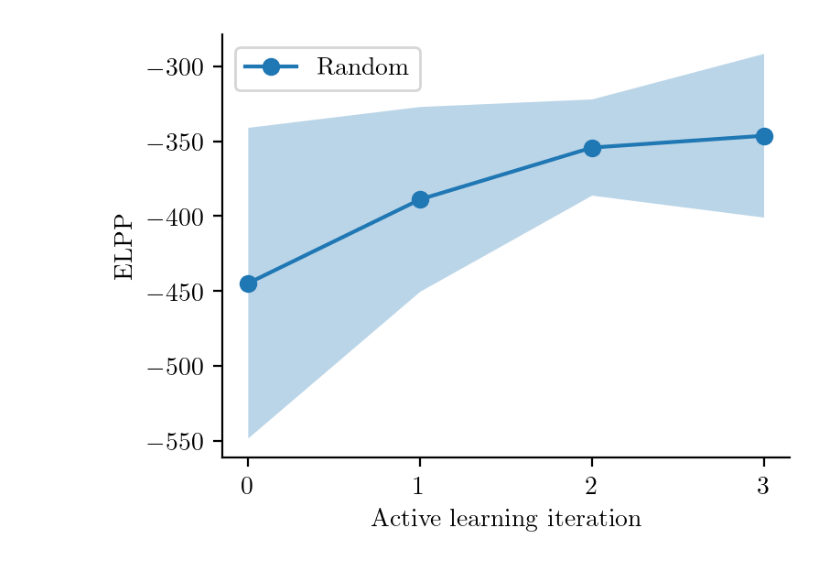
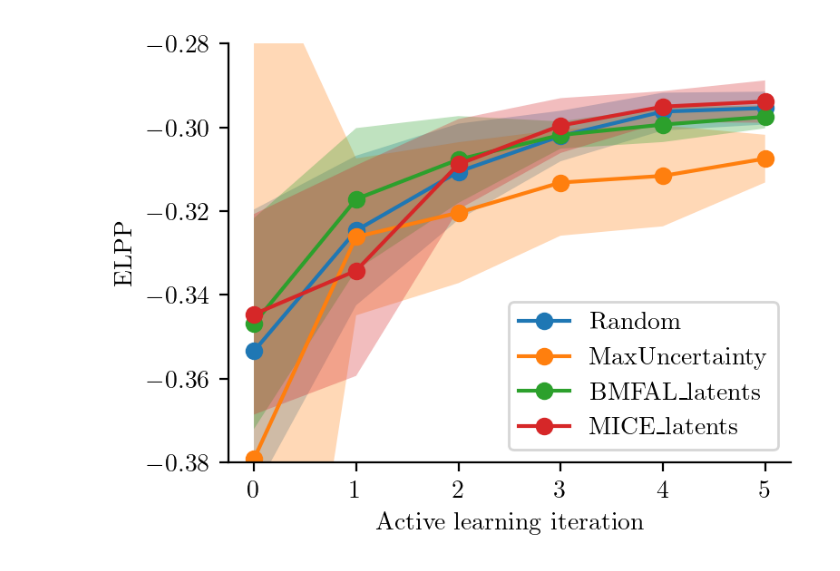
Before and after one commit to murraycutforth/psaap-active-learning, a Jupyter notebook: notebooks/compare_active_learning_strategies.ipynb, the cells around one changed output. Drawn from its saved outputs; the diff is of its cells as text; code cells hidden in the pictures.

```diff
--- a/notebooks/compare_active_learning_strategies.ipynb
+++ b/notebooks/compare_active_learning_strategies.ipynb
@@ -7,7 +287,11 @@ import matplotlib.pyplot as plt
 # %%
 name_to_results_dir = {
-    'Random': '/Users/murray/Projects/MultiFidelityActiveLearning/output/20250624_122621_ToyLinear_RandomStrategy',
+    #'Random': '/Users/murray/Projects/MultiFidelityActiveLearning/output/20250624_122621_ToyLinear_RandomStrategy',
     #'MaxUncertainty($\\beta=0$)': '/Users/murray/Projects/MultiFidelityActiveLearning/output/20250624_141708_ToyLinear_MUDStrategy(beta=0.0, gamma=0.5)'
+    'Random': '/Users/murray/Projects/MultiFidelityActiveLearning/output/active_learning/20250630_174256_ToyLinear_RandomStrategy(gamma=0.5000)',
+    'MaxUncertainty': '/Users/murray/Projects/MultiFidelityActiveLearning/output/active_learning/20250630_174519_ToyLinear_MaxUncertaintyStrategy(beta=0.5, gamma=0.5)',
+    'BMFAL_latents': '/Users/murray/Projects/MultiFidelityActiveLearning/output/active_learning/20250702_122806_ToyLinear_MutualInformationBMFALStrategy',
+    'MICE_latents': '/Users/murray/Projects/MultiFidelityActiveLearning/output/active_learning/20250702_132034_ToyLinear_MutualInformationGridStrategy'
 }
 # %%
 name_to_df = {}
@@ -18,25 +302,27 @@ for name, results_dir in name_to_results_dir.items():
 # %%
 fig, ax = plt.subplots(figsize=(4, 3), dpi=200)
 
 for name, df in name_to_df.items():
     rounds = df['round'].unique()
 
     xs = list(sorted(rounds))
     ys = np.array([df[df['round'] == i]['elpp'].mean() for i in xs])
     yerrs = np.array([df[df['round'] == i]['elpp'].std() for i in xs])
 
     ax.plot(xs, ys, marker='o', label=name)
     ax.fill_between(xs, ys - yerrs, ys + yerrs, alpha=0.3)
 
 ax.spines['right'].set_visible(False)
 ax.spines['top'].set_visible(False)
 
 ax.set_xlabel('Active learning iteration')
 ax.set_xticks(xs)
 ax.set_ylabel('ELPP')
 
+ax.set_ylim(-0.38, -0.28)
+
 ax.legend()
 
 plt.show()
 # %% [output]
-[figure, old version]
+[figure, new version]
```
Also changed, not shown: parts of 9 cells of this notebook, 40 other files.
